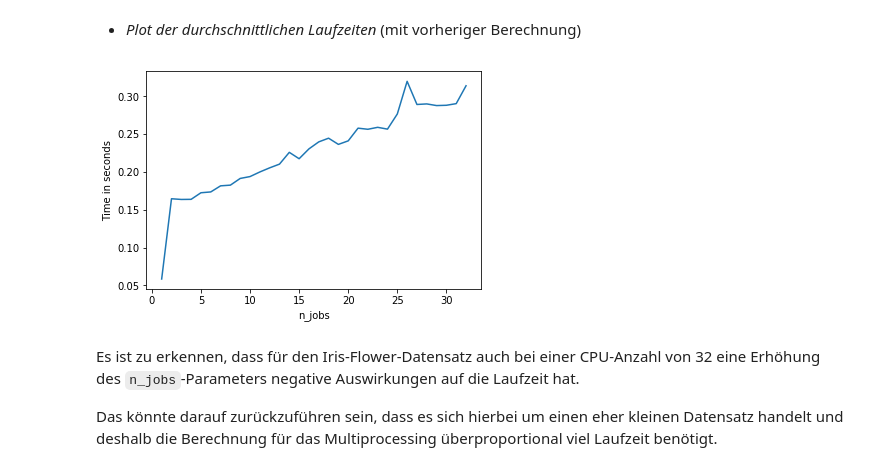
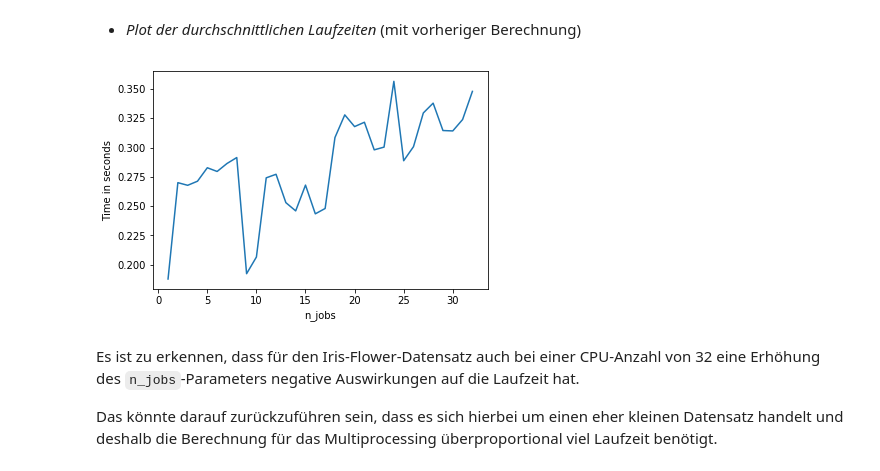
Before and after one commit to tecoKIT/smart-data-analytics, a Jupyter notebook: Uebung2/Exercise5.ipynb, the cells around one changed output. Cells and saved outputs as stored; diff of their text form; code cells hidden in the pictures.

Commit message:
Exercise 5 adapted to Exercise 3

```diff
--- a/Uebung2/Exercise5.ipynb
+++ b/Uebung2/Exercise5.ipynb
@@ -100,9 +100,9 @@ import pandas as pd
 Zunächst sollen die Laufzeiten für den Iris-Datensatz ausgewertet werden. Dazu werden zunächst die entsprechenden Zeilen aus den Log-Dateien gelesen.
 # %%
 # Read Data from log files
-times_iris_1 = pd.read_csv('Exercise5/log/105106-0_job.out', delimiter=" ", skipinitialspace=True, nrows=32)
-times_iris_2 = pd.read_csv('Exercise5/log/105111-0_job.out', delimiter=" ", skipinitialspace=True, nrows=32)
-times_iris_3 = pd.read_csv('Exercise5/log/105112-0_job.out', delimiter=" ", skipinitialspace=True, nrows=32)
+times_iris_1 = pd.read_csv('Exercise5/log/105434-0_job.out', delimiter=" ", skipinitialspace=True, nrows=32)
+times_iris_2 = pd.read_csv('Exercise5/log/105435-0_job.out', delimiter=" ", skipinitialspace=True, nrows=32)
+times_iris_3 = pd.read_csv('Exercise5/log/105436-0_job.out', delimiter=" ", skipinitialspace=True, nrows=32)
 # %% [markdown]
 Anschließendes aggregieren der Daten in einen einzigen `Dataframe`:
 # %%
@@ -116,7 +116,7 @@ Definieren der Funktion zum Plotten der Laufzeiten:
 # Define function to visualize the computing times
 def plot_times(times):
     # Create the plot
-    plot = times.plot(x='n_cores', legend=False)
+    plot = times.plot(x='n_jobs', legend=False)
     # Set plot labels
     plot.set(xlabel="n_jobs", ylabel="Time in seconds")
 # %% [markdown]
@@ -128,10 +126,10 @@ plot_times(times_iris)
 # %% [markdown]
 - _Plot der durchschnittlichen Laufzeiten_ (mit vorheriger Berechnung)
 # %%
-times_iris['average'] = times_iris.drop('n_cores', axis=1).mean(axis=1)
-plot_times(times_iris[['n_cores', 'average']])
+times_iris['average'] = times_iris.drop('n_jobs', axis=1).mean(axis=1)
+plot_times(times_iris[['n_jobs', 'average']])
 # %% [output]
-[figure, old version]
+[figure, new version]
 # %% [markdown]
 Es ist zu erkennen, dass für den Iris-Flower-Datensatz auch bei einer CPU-Anzahl von 32 eine Erhöhung des `n_jobs`-Parameters negative Auswirkungen auf die Laufzeit hat.
 
```
Also changed, not shown: parts of 6 cells of this notebook, 13 other files.
